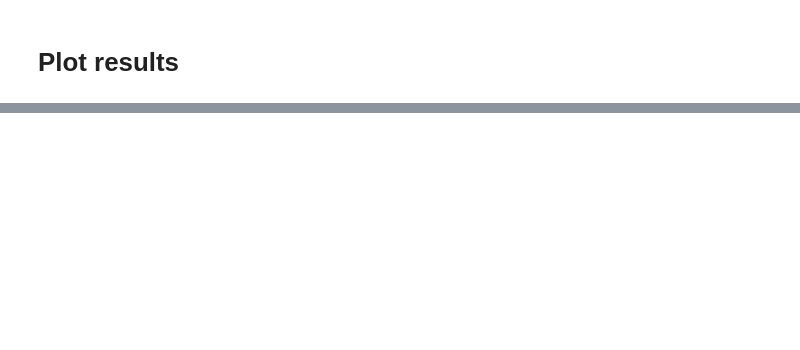
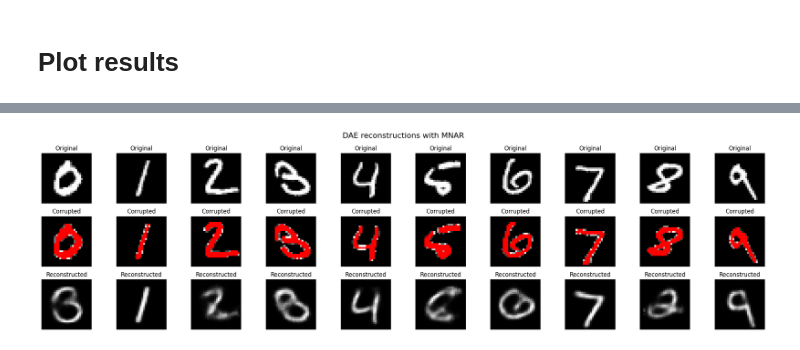
Before and after one commit to woullufy/deep-imputation-techniques, a Jupyter notebook: notebooks/dae.ipynb, the cells around one changed output, grey strips where cells are left out. Saved outputs shown, nothing was run; the diff lists cells and outputs as text; code cells hidden in the pictures; blank space fills up the shorter version.

```diff
--- a/notebooks/dae.ipynb
+++ b/notebooks/dae.ipynb
@@ -67,0 +69,13 @@ plot_ae_reconstructions(
+# %%
+plot_ae_reconstructions(
+    dae,
+    testing_data,
+    missingness=missingness,
+    device=device,
+    corruption_type="mnar",
+    threshold=0.35,
+    inverse=True,
+    title='DAE reconstructions with MNAR'
+)
+# %% [output]
+[figure, added]
```
Also changed, not shown: parts of 5 cells of this notebook, 1 other file.
